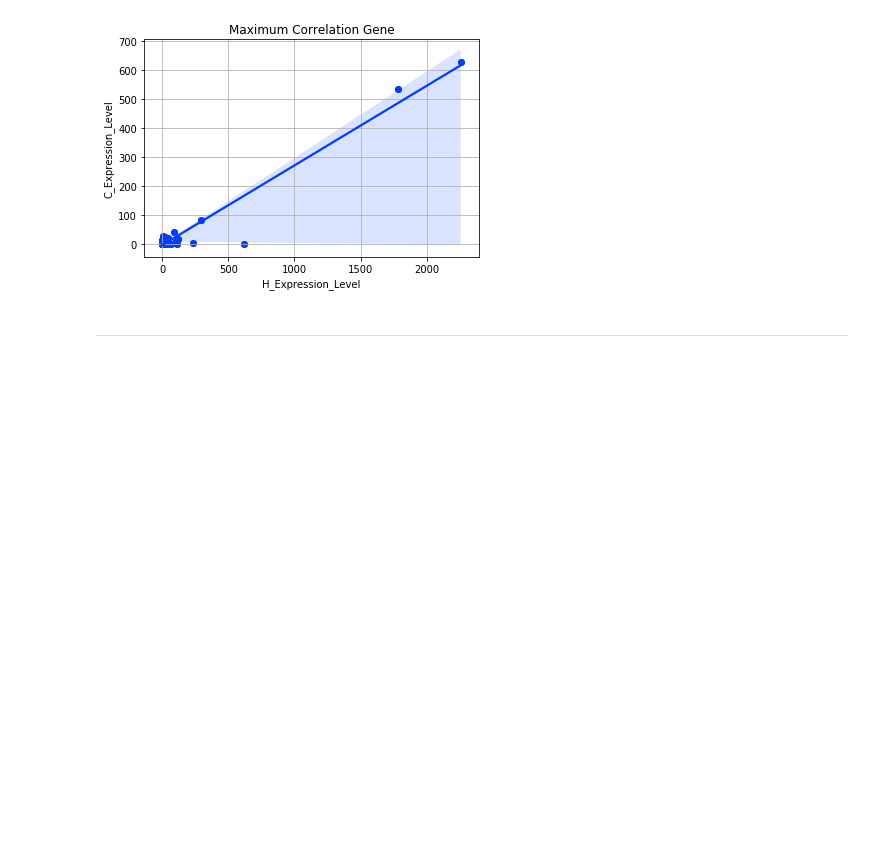
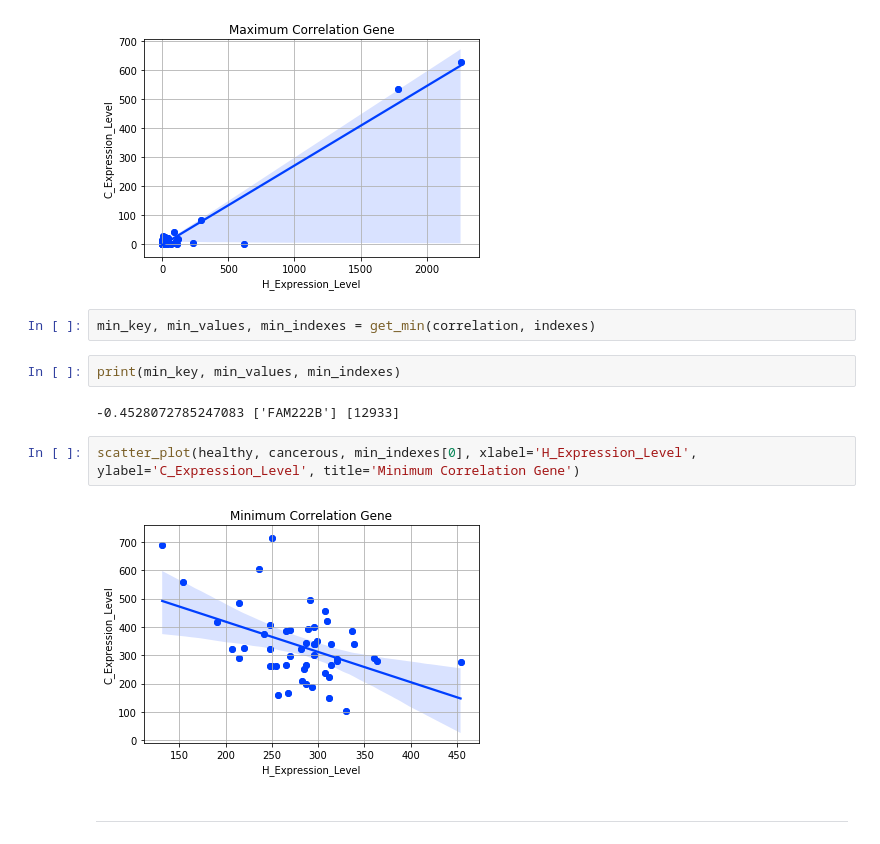
Before and after one commit to RamadanIbrahem98/statistics-cc-hypothesis-testing, a Jupyter notebook: main.ipynb, the cells around one changed output. Drawn from its saved outputs; the diff is of its cells as text; blank space fills up the shorter version.

```diff
--- a/main.ipynb
+++ b/main.ipynb
@@ -133,6 +133,16 @@ print(max_key, max_values, max_indexes)
 scatter_plot(healthy, cancerous, max_indexes[0], xlabel='H_Expression_Level', ylabel='C_Expression_Level', title='Maximum Correlation Gene')
 # %% [output]
 [figure]
+# %%
+min_key, min_values, min_indexes = get_min(correlation, indexes)
+# %%
+print(min_key, min_values, min_indexes)
+# %% [output]
+-0.4528072785247083 ['FAM222B'] [12933]
+# %%
+scatter_plot(healthy, cancerous, min_indexes[0], xlabel='H_Expression_Level', ylabel='C_Expression_Level', title='Minimum Correlation Gene')
+# %% [output]
+[figure, added]
 # %% [markdown]
 ---
 # %% [markdown]
```
